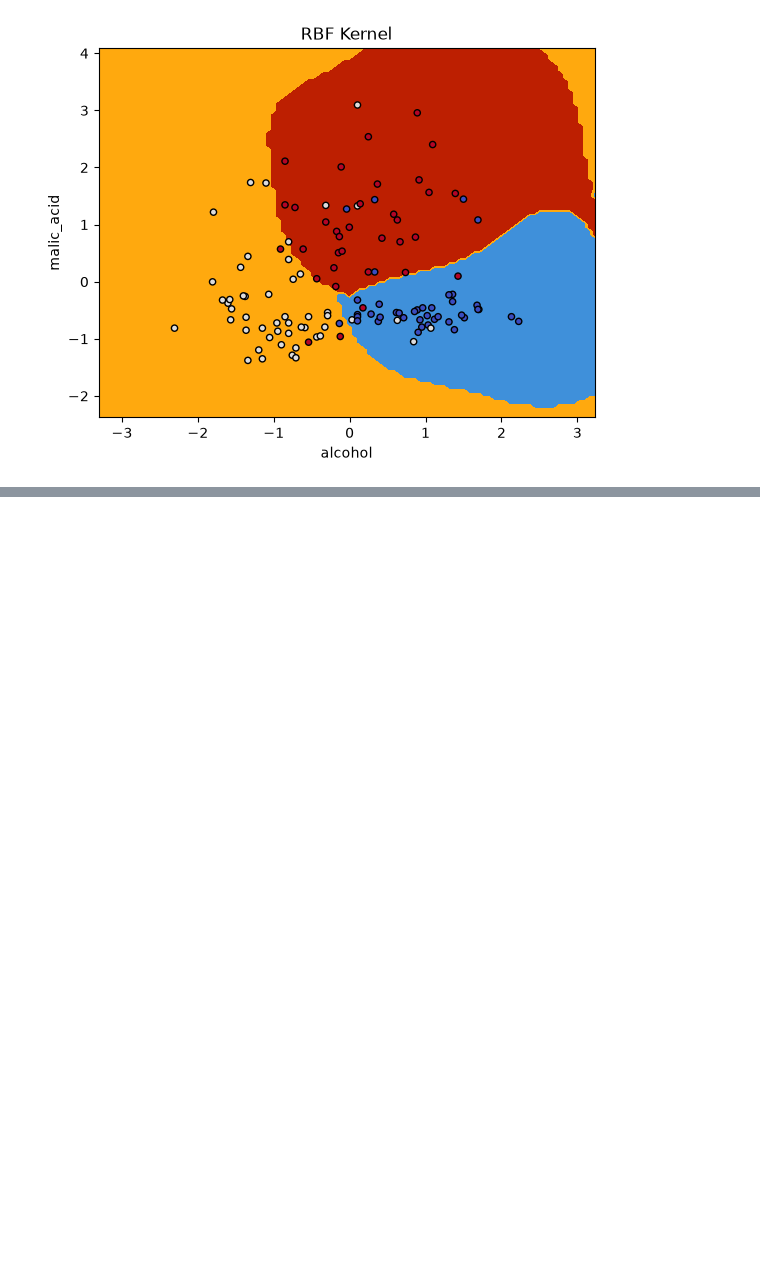
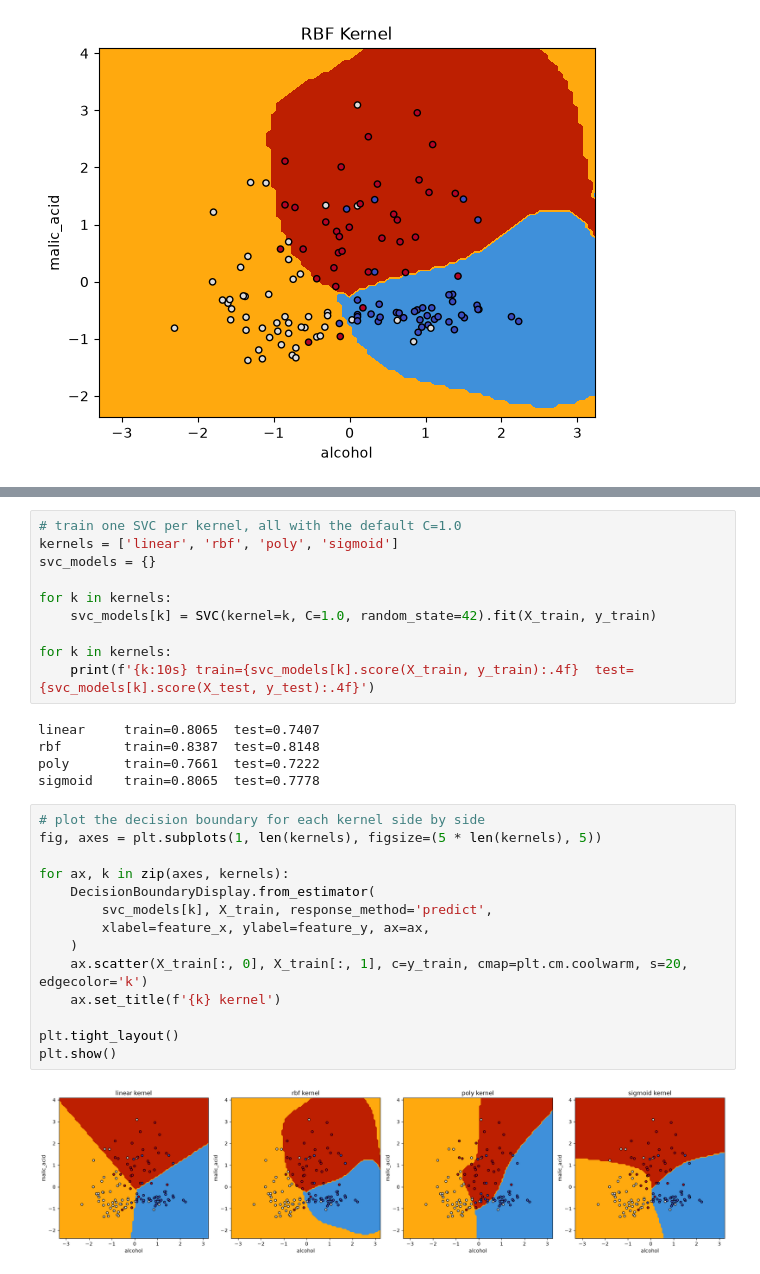
Before and after one commit to WillardDev/Machine_Learning_Foundation, a Jupyter notebook: SVM(3).ipynb, the cells around one changed output, grey strips where cells are left out. Cells and saved outputs as stored; diff of their text form; blank space fills up the shorter version.

```diff
--- a/SVM(3).ipynb
+++ b/SVM(3).ipynb
@@ -106,0 +145,31 @@ plt.show()
+# %%
+# train one SVC per kernel, all with the default C=1.0
+kernels = ['linear', 'rbf', 'poly', 'sigmoid']
+svc_models = {}
+
+for k in kernels:
+    svc_models[k] = SVC(kernel=k, C=1.0, random_state=42).fit(X_train, y_train)
+
+for k in kernels:
+    print(f'{k:10s} train={svc_models[k].score(X_train, y_train):.4f}  test={svc_models[k].score(X_test, y_test):.4f}')
+# %% [output]
+linear     train=0.8065  test=0.7407
+rbf        train=0.8387  test=0.8148
+poly       train=0.7661  test=0.7222
+sigmoid    train=0.8065  test=0.7778
+# %%
+# plot the decision boundary for each kernel side by side
+fig, axes = plt.subplots(1, len(kernels), figsize=(5 * len(kernels), 5))
+
+for ax, k in zip(axes, kernels):
+    DecisionBoundaryDisplay.from_estimator(
+        svc_models[k], X_train, response_method='predict',
+        xlabel=feature_x, ylabel=feature_y, ax=ax,
+    )
+    ax.scatter(X_train[:, 0], X_train[:, 1], c=y_train, cmap=plt.cm.coolwarm, s=20, edgecolor='k')
+    ax.set_title(f'{k} kernel')
+
+plt.tight_layout()
+plt.show()
+# %% [output]
+[figure, added]
```
Also changed, not shown: parts of 8 cells of this notebook, 1 other file.
